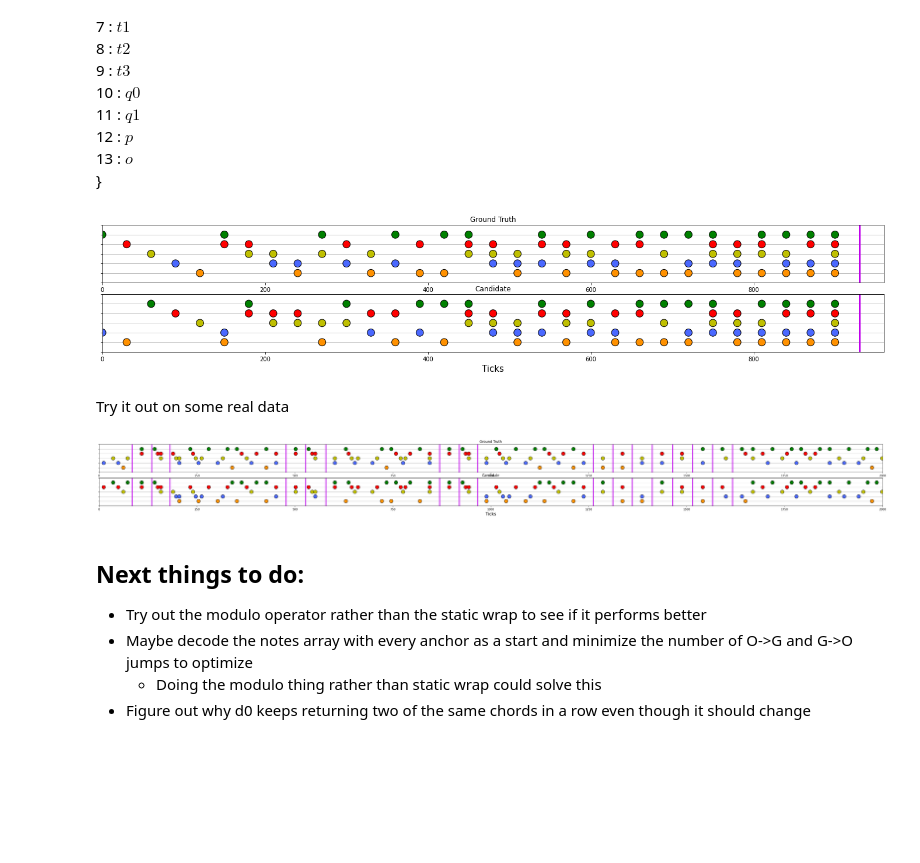
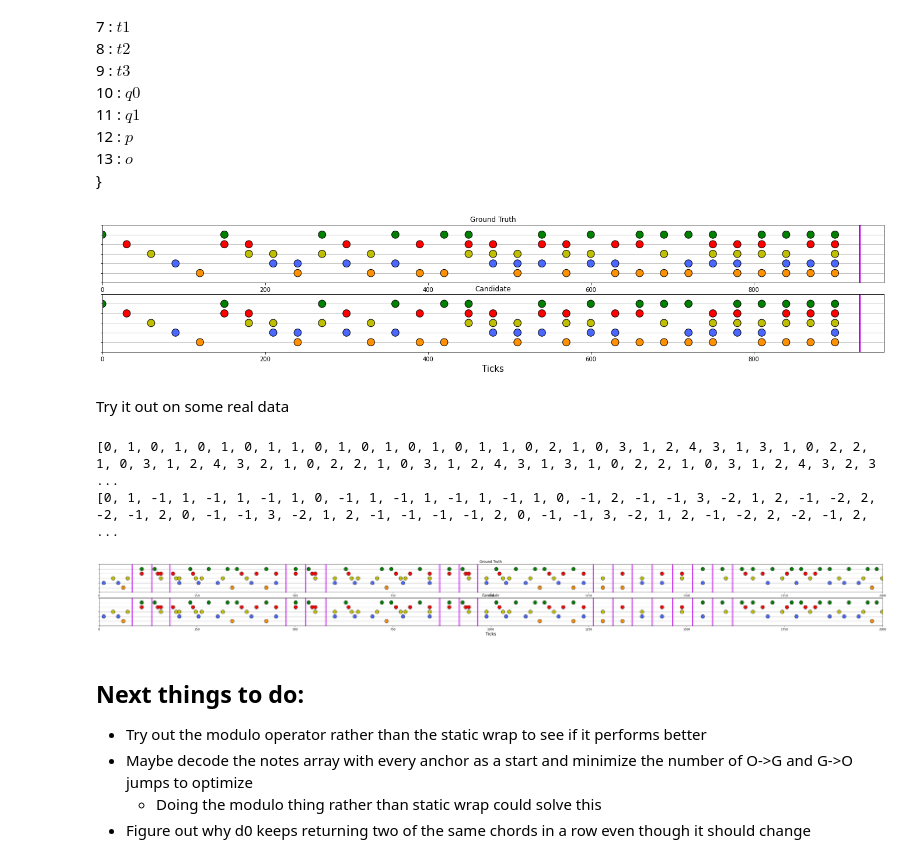
Before and after one commit to elliottwaissbluth/tensor-hero, a Jupyter notebook: Prototyping/Note_Contour_Translation/exploration.ipynb, the cells around one changed output. Drawn from its saved outputs; the diff is of its cells as text; code cells hidden in the pictures; blank space fills up the shorter version.

Commit message:
Implemented contour functions into tensor_hero.preprocessing.data

```diff
--- a/Prototyping/Note_Contour_Translation/exploration.ipynb
+++ b/Prototyping/Note_Contour_Translation/exploration.ipynb
@@ -205,38 +205,38 @@ notes_to_note_category_grouping = dict([(v,k) for k,v in note_category_grouping.
 # keys = note category grouping organized notes
 # values = note category encoding
 notes_to_note_category = {
-    1 : 1,
+    1 : 1, # s
     2 : 1,
     3 : 1,
     4 : 1,
     5 : 1,
-    6 : 2,
+    6 : 2, # d0
     7 : 2,
     8 : 2,
     9 : 2,
-    10 : 3,
+    10 : 3, # d1
     11 : 3,
     12 : 3,
-    13 : 4,
+    13 : 4, # d2
     14 : 4,
-    15 : 5,
-    16 : 6,
+    15 : 5, # d3
+    16 : 6, # t0
     17 : 6,
     18 : 6,
-    19 : 7,
+    19 : 7, # t1
     20 : 7,
-    21 : 8,
+    21 : 8, # t2
     22 : 8,
-    23 : 9,
+    23 : 9, # t3
     24 : 9,
     25 : 9,
-    26 : 10,
+    26 : 10, # q0
     27 : 10,
-    28 : 11,
+    28 : 11, # q1
     29 : 11,
     30 : 11,
-    31 : 12,
-    32 : 13
+    31 : 12, # p
+    32 : 13  # o
 }
 
 cardinality_of_note_categories = {
@@ -335,7 +335,7 @@ def encode_contour(notes_array):
         contour[0, note_idx] = notes_to_note_category[notes_to_note_category_grouping[int(notes_array[note_idx])]]
 
         # Populate contour with relative motion
-        if int(notes_array[note_idx]) in back_to_prev_anchor_notes:
+        if notes_to_note_category_grouping[int(notes_array[note_idx])] in back_to_prev_anchor_notes:
             contour[1, note_idx] = 0
         else:
             new_anchor = notes_to_anchor[notes_to_note_category_grouping[int(notes_array[note_idx])]]
@@ -363,40 +363,35 @@ def decode_contour(contour):
 
     ~~~~ RETURNS ~~~~
     - notes_array (1D numpy array): Decoded simplified notes_array
         - shape = (1, length of song in 10ms bins)
     '''
     # print(f'contour shape: {contour.shape}')
     notes_array = np.zeros(shape=(contour.shape[1]))
 
     # Loop through note categories in contour, adjusting anchor along the way
     note_indices = np.where(contour[0] > 0)[0].astype(int)
-    anchor = 3  # Initialize anchor
+    anchor = 0  # Initialize anchor
     for note_idx in note_indices:
-        # print(note_idx)
-        # print(note_category_to_note[int(contour[0,note_idx])][anchor])
-        # print(f'anchor: {anchor}')
-        # FIXME
         if not int(contour[0,note_idx]) in [5, 10, 11, 12, 13]:  # If not d3, quad, pent, or open
             anchor = anchor+int(contour[1,note_idx])
             if anchor > cardinality_of_note_categories[int(contour[0,note_idx])]-1:  # Wrap around
                 anchor = 0
             elif anchor < 0:
                 anchor = cardinality_of_note_categories[int(contour[0,note_idx])]-1
             anchor = min(anchor, cardinality_of_note_categories[int(contour[0,note_idx])]-1)
             notes_array[note_idx] = note_category_grouping[note_category_to_note[int(contour[0,note_idx])][anchor]]
         else:
             # choose at random for these note categories
             temp_anchor = np.random.randint(0, cardinality_of_note_categories[int(contour[0,note_idx])])
             notes_array[note_idx] = note_category_grouping[note_category_to_note[int(contour[0,note_idx])][temp_anchor]]
 
-
     return notes_array
 
 decoded_notes_array = decode_contour(contour)
 
 _ = plot_chart(ground_truth=notes_array, candidate=decoded_notes_array)
 # %% [output]
-[figure, old version]
+[figure, new version]
 # %% [markdown]
 Try it out on some real data
 # %%
@@ -406,7 +401,9 @@ real_contour_decoded = decode_contour(real_contour)
 
 _ = plot_chart(real_notes_array[11000:13000], real_contour_decoded[11000:13000])
 # %% [output]
+[0, 1, 0, 1, 0, 1, 0, 1, 1, 0, 1, 0, 1, 0, 1, 0, 1, 1, 0, 2, 1, 0, 3, 1, 2, 4, 3, 1, 3, 1, 0, 2, 2, 1, 0, 3, 1, 2, 4, 3, 2, 1, 0, 2, 2, 1, 0, 3, 1, 2, 4, 3, 1, 3, 1, 0, 2, 2, 1, 0, 3, 1, 2, 4, 3, 2, 3 ...
+[0, 1, -1, 1, -1, 1, -1, 1, 0, -1, 1, -1, 1, -1, 1, -1, 1, 0, -1, 2, -1, -1, 3, -2, 1, 2, -1, -2, 2, -2, -1, 2, 0, -1, -1, 3, -2, 1, 2, -1, -1, -1, -1, 2, 0, -1, -1, 3, -2, 1, 2, -1, -2, 2, -2, -1, 2, ...
-[figure, old version]
+[figure, new version]
 # %% [markdown]
 ## Next things to do:
 - Try out the modulo operator rather than the static wrap to see if it performs better
```
Also changed, not shown: 1 other file.
